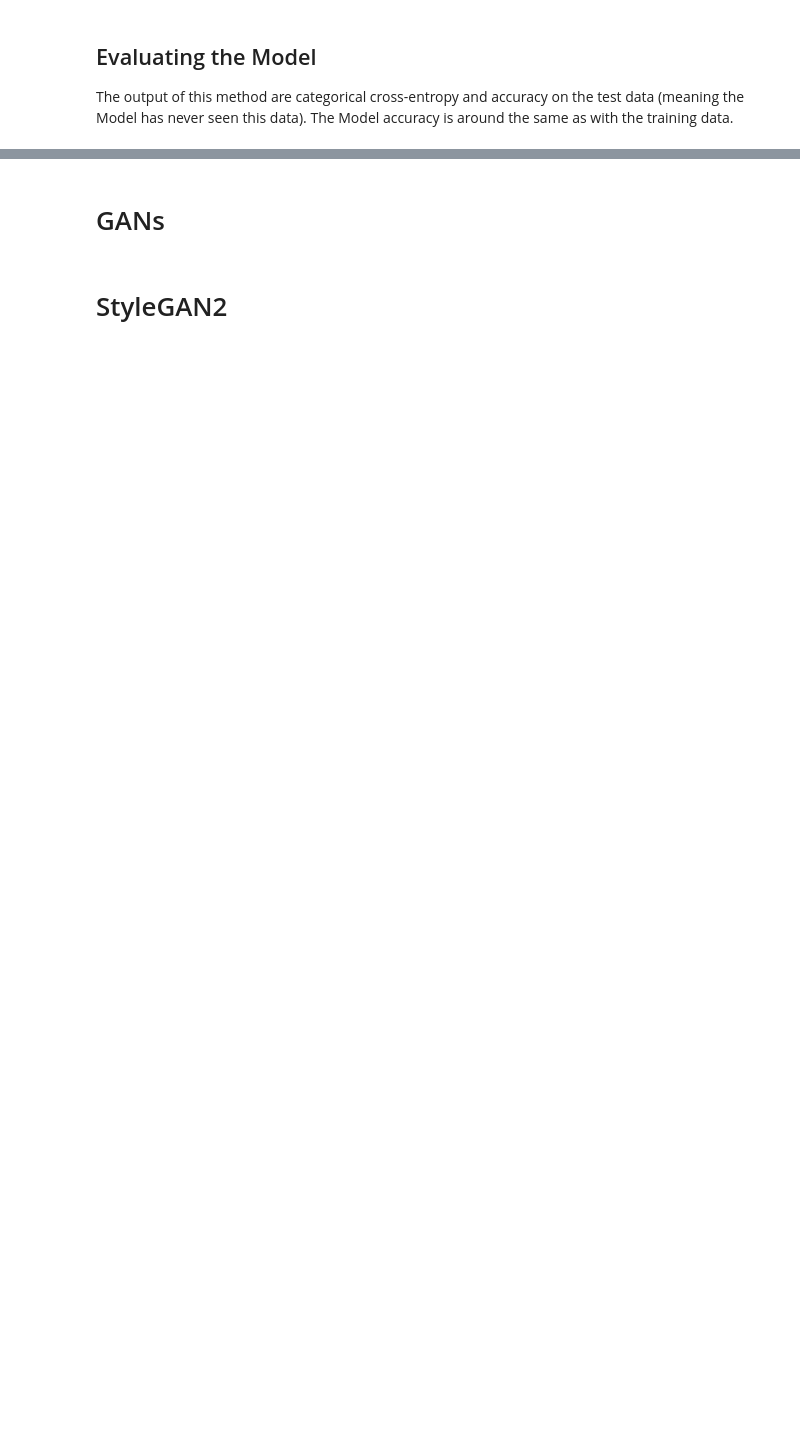
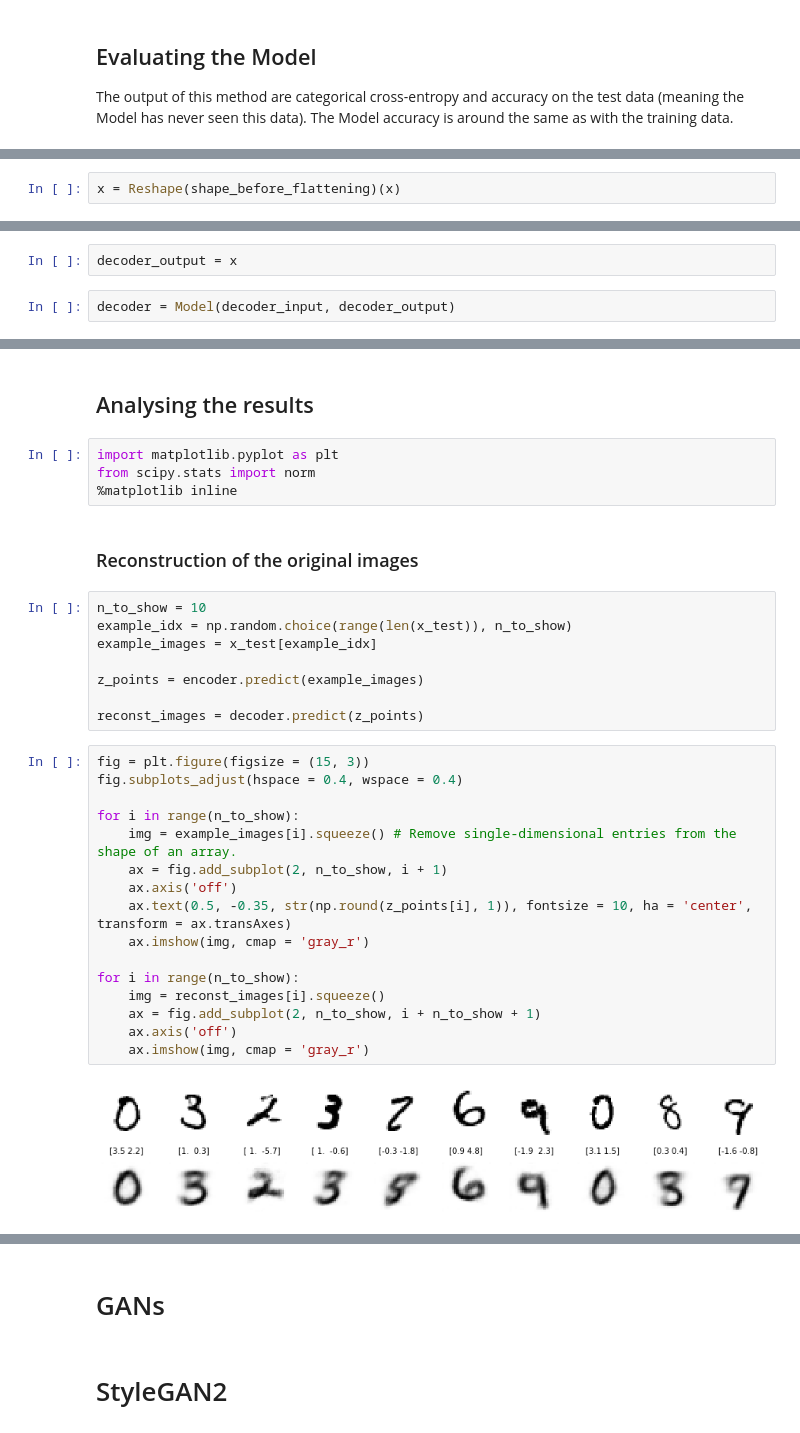
Before and after one commit to d-pettersson/CODE-SE-15-Advanced-Machine-Learning, a Jupyter notebook: Generative Deep Learning - Exploration.ipynb, the cells around one changed output, grey strips where cells are left out. Saved outputs shown, nothing was run; the diff lists cells and outputs as text; blank space fills up the shorter version.

```diff
--- a/Generative Deep Learning - Exploration.ipynb
+++ b/Generative Deep Learning - Exploration.ipynb
@@ -251,0 +364,2 @@ for i, idx in enumerate(indices):
+# %%
+x = Reshape(shape_before_flattening)(x)
@@ -251,0 +386,4 @@ for i, idx in enumerate(indices):
+# %%
+decoder_output = x
+# %%
+decoder = Model(decoder_input, decoder_output)
@@ -251,0 +461,34 @@ for i, idx in enumerate(indices):
+# %% [markdown]
+## Analysing the results
+# %%
+import matplotlib.pyplot as plt
+from scipy.stats import norm
+%matplotlib inline
+# %% [markdown]
+### Reconstruction of the original images
+# %%
+n_to_show = 10
+example_idx = np.random.choice(range(len(x_test)), n_to_show)
+example_images = x_test[example_idx]
+
+z_points = encoder.predict(example_images)
+
+reconst_images = decoder.predict(z_points)
+# %%
+fig = plt.figure(figsize = (15, 3))
+fig.subplots_adjust(hspace = 0.4, wspace = 0.4)
+
+for i in range(n_to_show):
+    img = example_images[i].squeeze() # Remove single-dimensional entries from the shape of an array.
+    ax = fig.add_subplot(2, n_to_show, i + 1)
+    ax.axis('off')
+    ax.text(0.5, -0.35, str(np.round(z_points[i], 1)), fontsize = 10, ha = 'center', transform = ax.transAxes)
+    ax.imshow(img, cmap = 'gray_r')
+
+for i in range(n_to_show):
+    img = reconst_images[i].squeeze()
+    ax = fig.add_subplot(2, n_to_show, i + n_to_show + 1)
+    ax.axis('off')
+    ax.imshow(img, cmap = 'gray_r')
+# %% [output]
+[figure, added]
```
Also changed, not shown: parts of 69 cells of this notebook.
